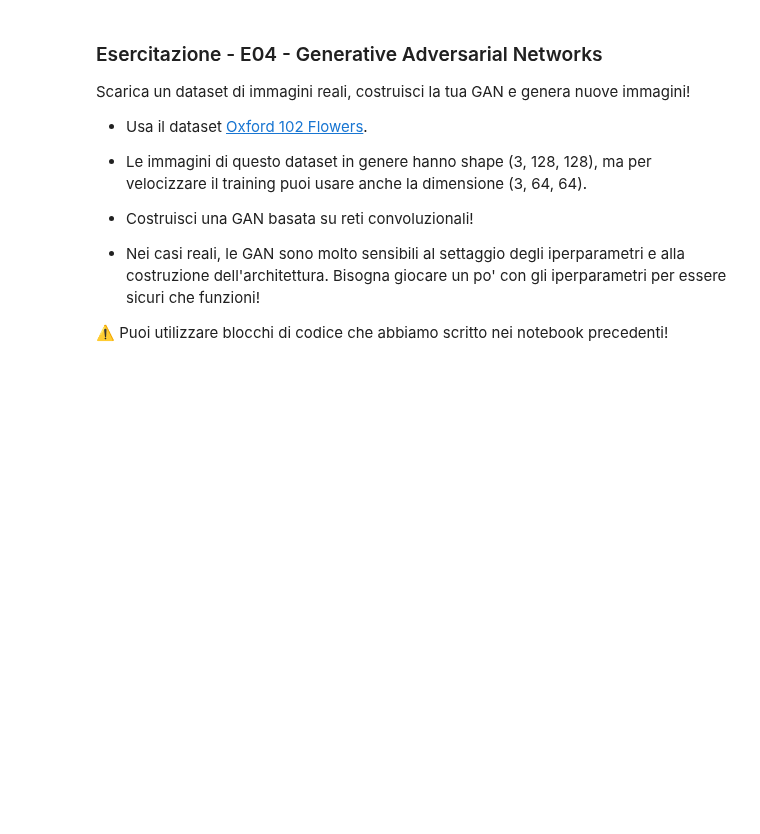
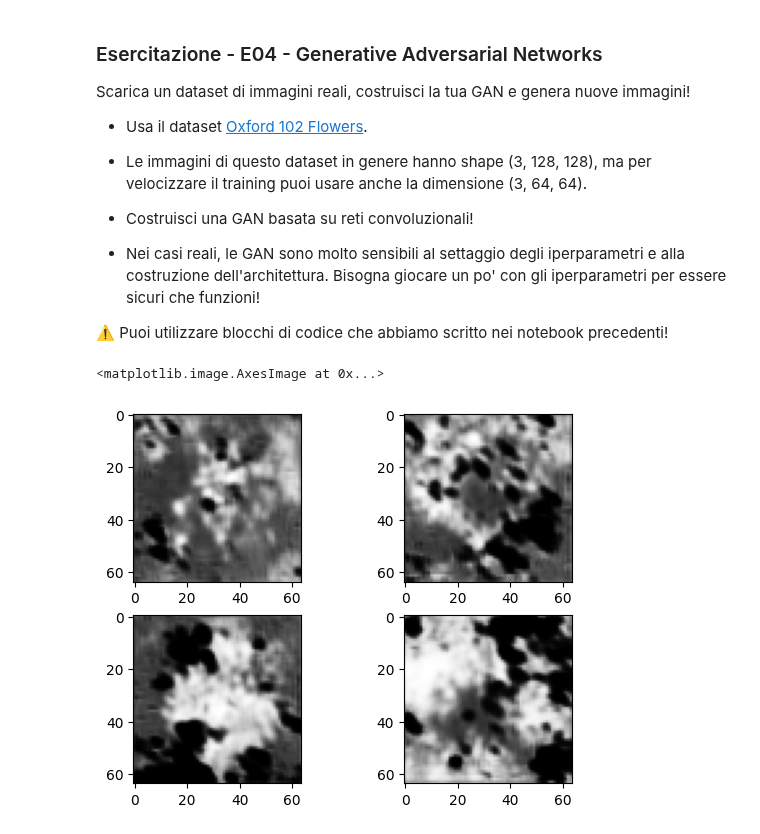
Before and after one commit to crypto-infinity/proai, a Jupyter notebook: ex2_gan/Esercitazione - E05 (per lo studente) - Generative Adversarial Networks.ipynb, the cells around one changed output. Drawn from its saved outputs; the diff is of its cells as text; code cells hidden in the pictures; blank space fills up the shorter version.

```diff
--- a/ex2_gan/Esercitazione - E05 (per lo studente) - Generative Adversarial Networks.ipynb
+++ b/ex2_gan/Esercitazione - E05 (per lo studente) - Generative Adversarial Networks.ipynb
@@ -186,0 +193,16 @@ fit()
+# %%
+# Generiamo nuovi campioni
+fake_img = G(torch.randn(4, z_dimension).cuda())
+
+# Guardiamo i campioni generati
+plt.subplot(2,2,1)
+plt.imshow(fake_img.detach().cpu()[0][0], cmap="gray")
+plt.subplot(2,2,2)
+plt.imshow(fake_img.detach().cpu()[1][0], cmap="gray")
+plt.subplot(2,2,3)
+plt.imshow(fake_img.detach().cpu()[2][0], cmap="gray")
+plt.subplot(2,2,4)
+plt.imshow(fake_img.detach().cpu()[3][0], cmap="gray")
+# %% [output]
+<matplotlib.image.AxesImage at 0x...>
+[figure, added]
```
Also changed, not shown: parts of 3 cells of this notebook, 3 other files.
